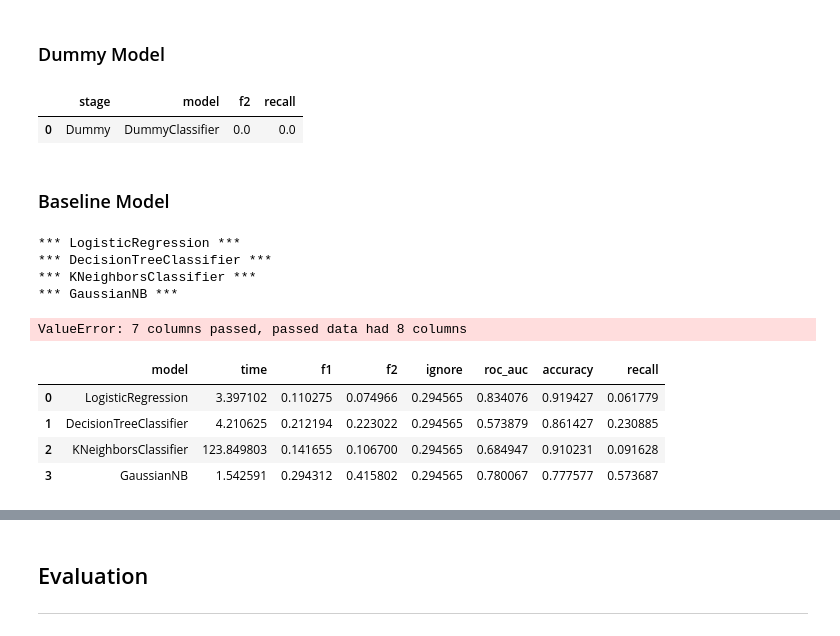
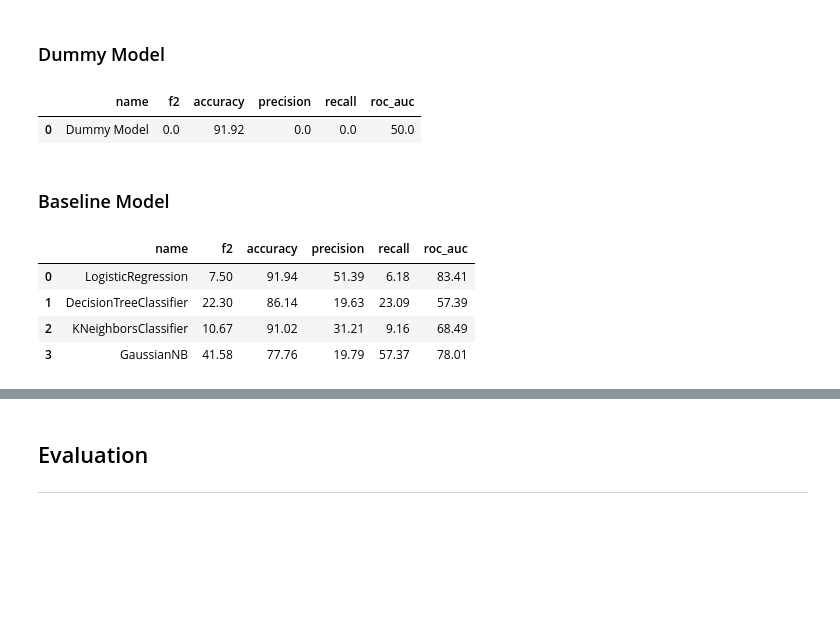
Before and after one commit to rlodetti/classification_project, a Jupyter notebook: Classification Project- Predicting Cardiovascular Disease.ipynb, the cells around one changed output, grey strips where cells are left out. Saved outputs shown, nothing was run; the diff lists cells and outputs as text; code cells hidden in the pictures; blank space fills up the shorter version.

```diff
--- a/Classification Project- Predicting Cardiovascular Disease.ipynb
+++ b/Classification Project- Predicting Cardiovascular Disease.ipynb
@@ -274,13 +288,13 @@ def model_scores(stage, model_name, model, X, y, model_list= []):
 # %%
 from sklearn.metrics import make_scorer, fbeta_score
 pipe = Pipeline(steps=[('ct', ct),
                       ('dm', DummyClassifier(strategy='most_frequent'))])
 dummy_model = pipe.fit(X_train, y_train)
-model_list_1, df1 = model_scores('Dummy', 'DummyClassifier', dummy_model, X_train, y_train, model_list= [])
-df1
+ml, mdf = model_scores(dummy_model, X_train, y_train, model_list= [], cv= 5, model_name = 'Dummy Model')
+mdf
 # %% [output]
-|  | stage | model | f2 | recall |
-| 0 | Dummy | DummyClassifier | 0.0 | 0.0 |
+|  | name | f2 | accuracy | precision | recall | roc_auc |
+| 0 | Dummy Model | 0.0 | 91.92 | 0.0 | 0.0 | 50.0 |
 # %% [markdown]
 ### Baseline Model
 # %%
@@ -290,54 +304,22 @@ classifiers = {
     "KNeighborsClassifier": KNeighborsClassifier(),
     "GaussianNB": GaussianNB()
 }
-
-models_list = []
-
+ml2 = []
 for key in classifiers:
-    print('***',key,'***')
     classifier = classifiers[key]
     pipe = Pipeline(steps=[('ct',ct),
                            ('ss',StandardScaler()),
                            (key, classifier)])
 
     model = pipe.fit(X_train, y_train)
-    skf = StratifiedKFold(n_splits=5, shuffle=True, random_state=12)
-    scoring = {'roc_auc': 'roc_auc',
-           'f1': 'f1',
-           'accuracy': 'accuracy',
-           'recall': 'recall',
-           'f2': make_scorer(fbeta_score, beta=2)}
-    scores = cross_validate(model,
-                           X_train,
-                           y_train,
-                           scoring = scoring,
-                           cv=skf,
-                           n_jobs=-1)
-    roc_auc = scores['test_roc_auc'].mean()
-    f1 = scores['test_f1'].mean()
-    f2 = scores['test_f2'].mean()
-    accuracy = scores['test_accuracy'].mean()
-    recall = scores['test_recall'].mean()
-    time = scores['fit_time'].mean() + scores['score_time'].mean()
-    row = [key, time, f2, roc_auc, accuracy, recall]
-    models_list.append(row)
-models_df = pd.DataFrame(models_list,columns=['model', 'time', 'f1', 'f2','roc_auc' ,'accuracy' ,'recall'])
-models_df
+    ml2, mdf2 = model_scores(model, X_train, y_train, model_list= ml2, cv= 5, model_name = key)
+mdf2
 # %% [output]
-*** LogisticRegression ***
-*** DecisionTreeClassifier ***
-*** KNeighborsClassifier ***
-*** GaussianNB ***
-ValueError: 7 columns passed, passed data had 8 columns
+|  | name | f2 | accuracy | precision | recall | roc_auc |
+| 0 | LogisticRegression | 7.50 | 91.94 | 51.39 | 6.18 | 83.41 |
+| 1 | DecisionTreeClassifier | 22.30 | 86.14 | 19.63 | 23.09 | 57.39 |
+| 2 | KNeighborsClassifier | 10.67 | 91.02 | 31.21 | 9.16 | 68.49 |
+| 3 | GaussianNB | 41.58 | 77.76 | 19.79 | 57.37 | 78.01 |
-# %%
-models_df = pd.DataFrame(models_list,columns=['model', 'time', 'f1', 'f2', 'ignore','roc_auc' ,'accuracy' ,'recall'])
-models_df
-# %% [output]
-|  | model | time | f1 | f2 | ignore | roc_auc | accuracy | recall |
-| 0 | LogisticRegression | 3.397102 | 0.110275 | 0.074966 | 0.294565 | 0.834076 | 0.919427 | 0.061779 |
-| 1 | DecisionTreeClassifier | 4.210625 | 0.212194 | 0.223022 | 0.294565 | 0.573879 | 0.861427 | 0.230885 |
-| 2 | KNeighborsClassifier | 123.849803 | 0.141655 | 0.106700 | 0.294565 | 0.684947 | 0.910231 | 0.091628 |
-| 3 | GaussianNB | 1.542591 | 0.294312 | 0.415802 | 0.294565 | 0.780067 | 0.777577 | 0.573687 |
 # %%
 pipe = Pipeline(steps=[('ct', ct),
                       ('dm', GaussianNB())])
```
Also changed, not shown: parts of 11 cells of this notebook, 1 other file.
